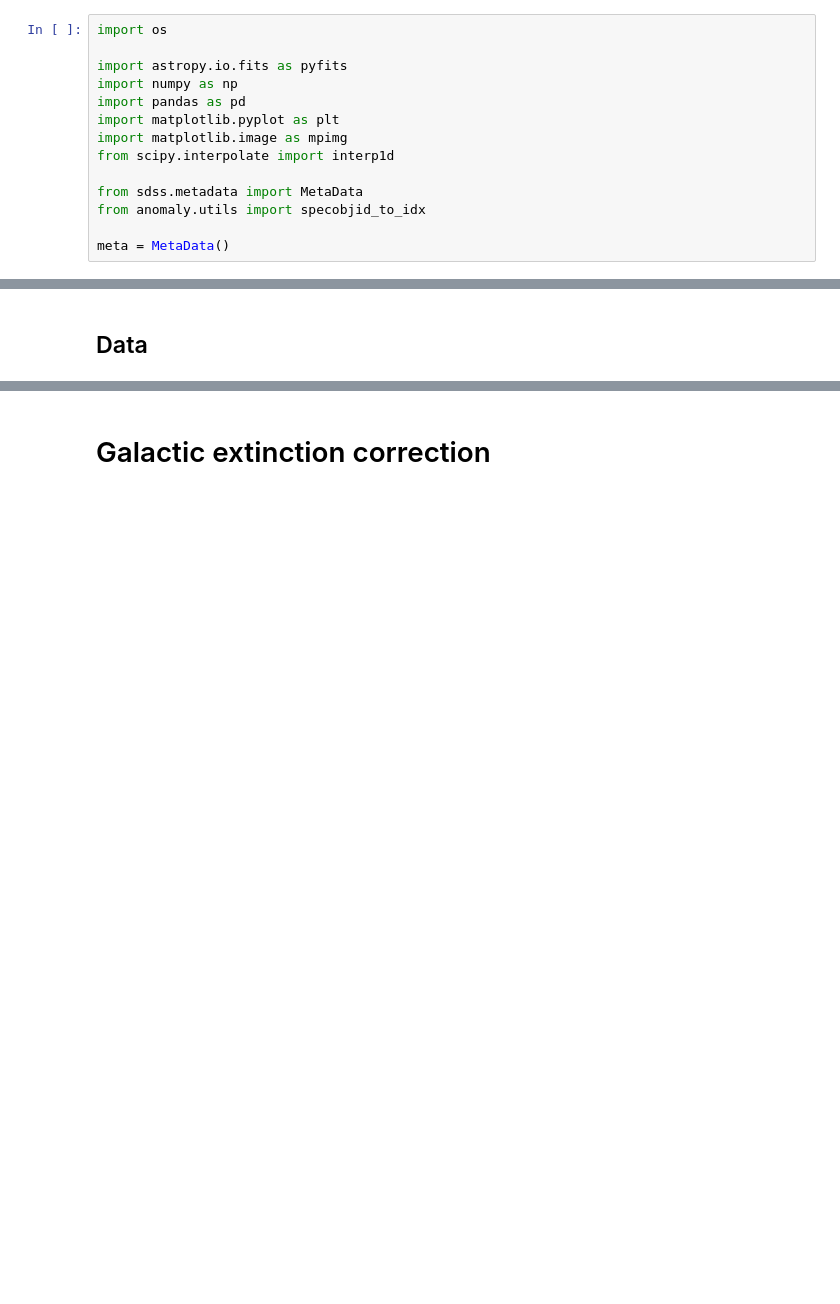
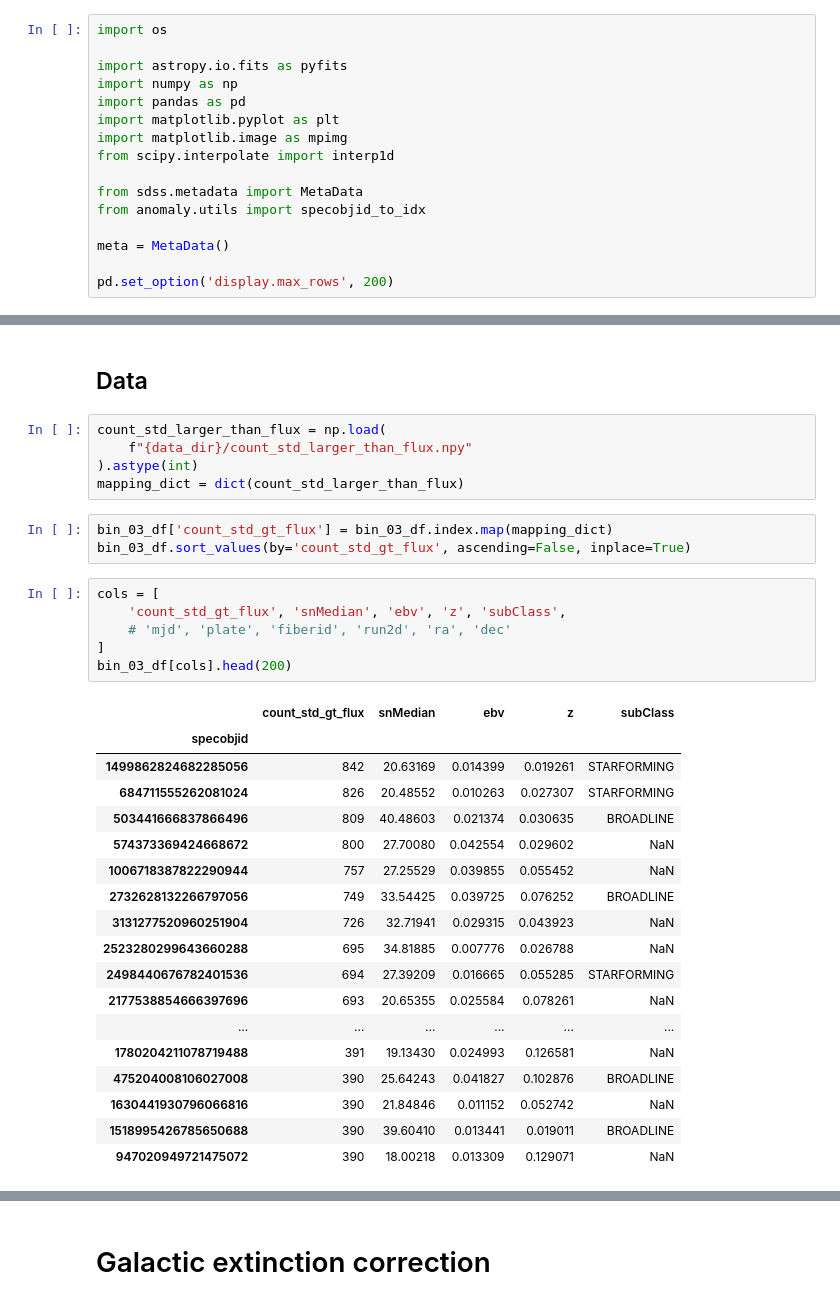
Before and after one commit to ed-ortizm/sdss, a Jupyter notebook: data_prep_illustrations/02_data_prep.ipynb, the cells around one changed output, grey strips where cells are left out. Cells and saved outputs as stored; diff of their text form; blank space fills up the shorter version.

```diff
--- a/data_prep_illustrations/02_data_prep.ipynb
+++ b/data_prep_illustrations/02_data_prep.ipynb
@@ -14,6 +14,8 @@ from sdss.metadata import MetaData
 from anomaly.utils import specobjid_to_idx
 
 meta = MetaData()
+
+pd.set_option('display.max_rows', 200)
 # %% [markdown]
 # Custom functions
 # %% [markdown]
@@ -442,3 +575,36 @@ plt.subplots_adjust(
 # Pixel-level noise masking
 # %% [markdown]
 ## Data
+# %%
+count_std_larger_than_flux = np.load(
+    f"{data_dir}/count_std_larger_than_flux.npy"
+).astype(int)
+mapping_dict = dict(count_std_larger_than_flux)
+# %%
+bin_03_df['count_std_gt_flux'] = bin_03_df.index.map(mapping_dict)
+bin_03_df.sort_values(by='count_std_gt_flux', ascending=False, inplace=True)
+# %%
+cols = [
+    'count_std_gt_flux', 'snMedian', 'ebv', 'z', 'subClass',
+    # 'mjd', 'plate', 'fiberid', 'run2d', 'ra', 'dec'
+]
+bin_03_df[cols].head(200)
+# %% [output]
+|  | count_std_gt_flux | snMedian | ebv | z | subClass |
+| specobjid |  |  |  |  |  |
+| 1499862824682285056 | 842 | 20.63169 | 0.014399 | 0.019261 | STARFORMING |
+| 684711555262081024 | 826 | 20.48552 | 0.010263 | 0.027307 | STARFORMING |
+| 503441666837866496 | 809 | 40.48603 | 0.021374 | 0.030635 | BROADLINE |
+| 574373369424668672 | 800 | 27.70080 | 0.042554 | 0.029602 | NaN |
+| 1006718387822290944 | 757 | 27.25529 | 0.039855 | 0.055452 | NaN |
+| 2732628132266797056 | 749 | 33.54425 | 0.039725 | 0.076252 | BROADLINE |
+| 3131277520960251904 | 726 | 32.71941 | 0.029315 | 0.043923 | NaN |
+| 2523280299643660288 | 695 | 34.81885 | 0.007776 | 0.026788 | NaN |
+| 2498440676782401536 | 694 | 27.39209 | 0.016665 | 0.055285 | STARFORMING |
+| 2177538854666397696 | 693 | 20.65355 | 0.025584 | 0.078261 | NaN |
+| ... | ... | ... | ... | ... | ... |
+| 1780204211078719488 | 391 | 19.13430 | 0.024993 | 0.126581 | NaN |
+| 475204008106027008 | 390 | 25.64243 | 0.041827 | 0.102876 | BROADLINE |
+| 1630441930796066816 | 390 | 21.84846 | 0.011152 | 0.052742 | NaN |
+| 1518995426785650688 | 390 | 39.60410 | 0.013441 | 0.019011 | BROADLINE |
+| 947020949721475072 | 390 | 18.00218 | 0.013309 | 0.129071 | NaN |
```
Also changed, not shown: parts of 18 cells of this notebook.
